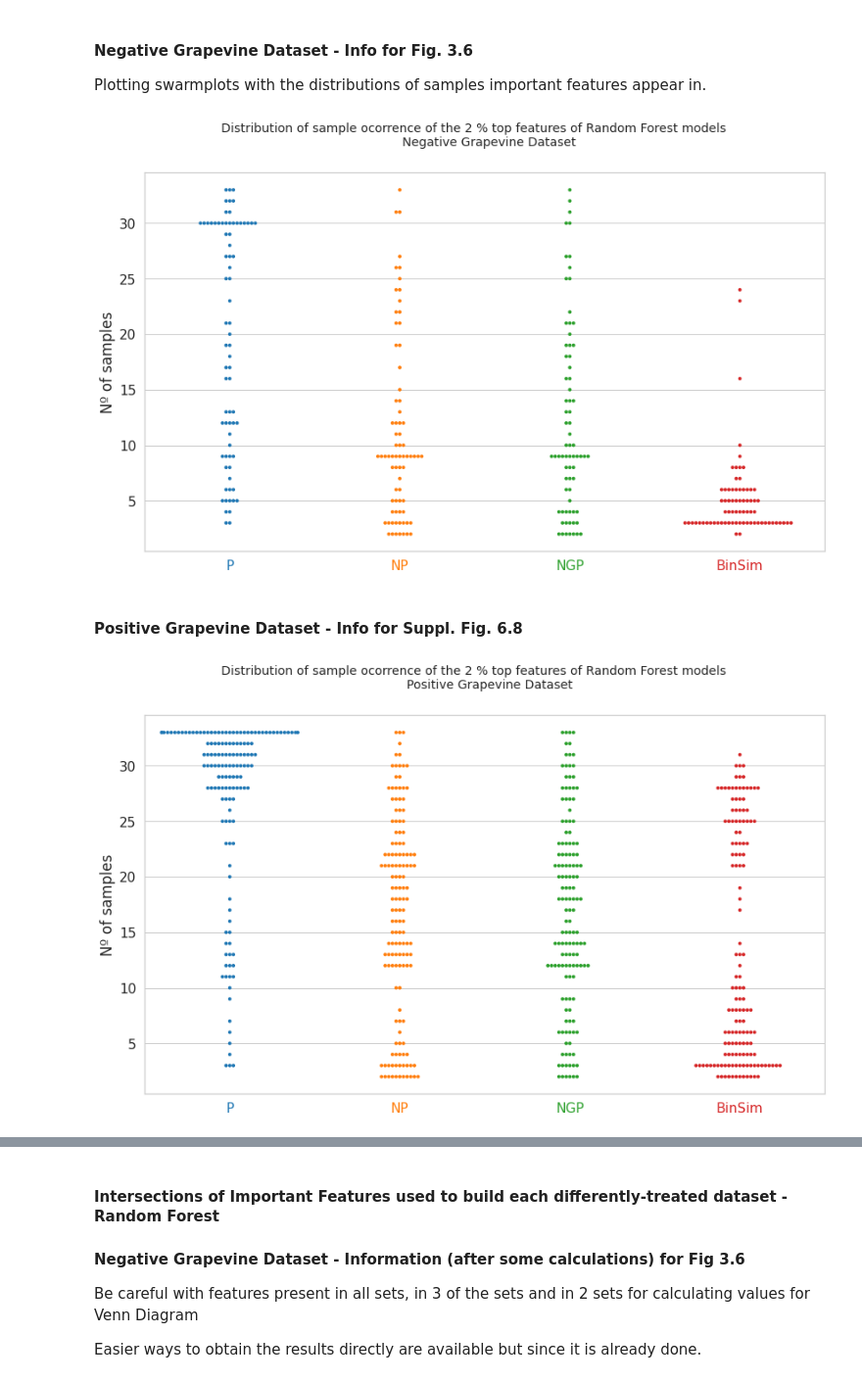
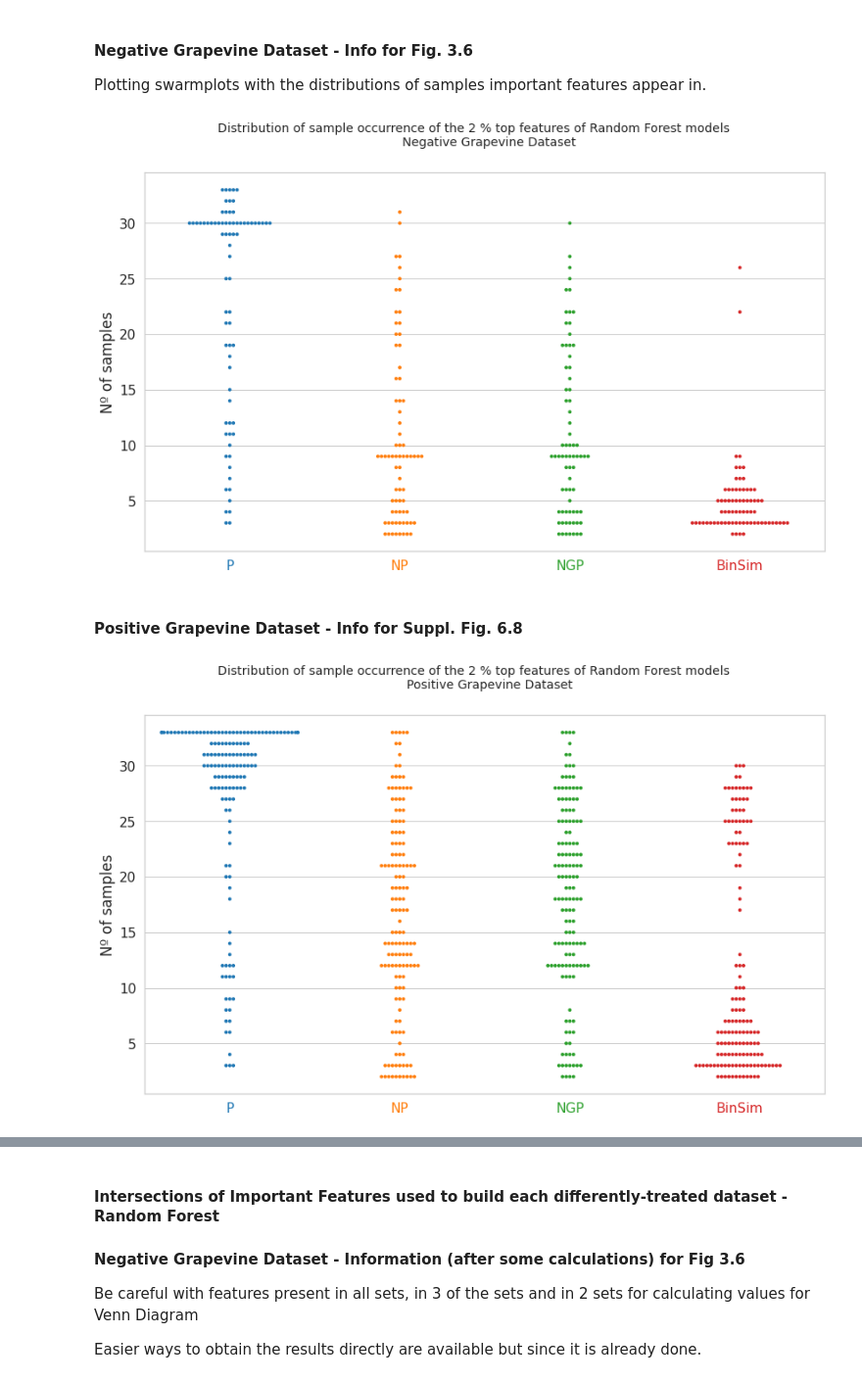
Before and after one commit to aeferreira/binsim_paper, a Jupyter notebook: paper_binsim.ipynb, the cells around one changed output, grey strips where cells are left out. Shown at 98% size. Saved outputs shown, nothing was run; the diff lists cells and outputs as text; code cells hidden in the pictures.

Commit message:
Changed the presentation of data-set characteristics.

```diff
--- a/paper_binsim.ipynb
+++ b/paper_binsim.ipynb
@@ -287,14 +286,14 @@ datasets['YD'] = {'source': 'yeast',
 
 min_non_na = '6/15'
 
-yeast_datamatrix_min_nonna = transf.keep_atleast(yeast_datamatrix, minimum=eval(min_non_na))
+yeast_datamatrix_less_na = transf.keep_atleast(yeast_datamatrix, minimum=eval(min_non_na))
 
 datasets['YD2'] = {'source': 'yeast',
-                            'alignment': 'at_least 50%',
+                            f'alignment': 'at_least {min_non_na}',
                             'mode': '+',
                             'name': 'YD ' + min_non_na,
-                            'data': yeast_datamatrix_min_nonna,
-                            'original': yeast_datamatrix_min_nonna,
+                            'data': yeast_datamatrix_less_na,
+                            'original': yeast_datamatrix_less_na,
                             'target': yeast_labels,
                             'classes': list(pd.unique(yeast_labels))}
 
@@ -533,9 +536,8 @@ leu_enk_name = '555.2692975341 Da'
 # %%
 query_datasets = [name for name in datasets if datasets[name]['source']=='grapevine']
 
-for name, ds in datasets.items():
-    if ds['source'] != 'grapevine':
-        continue
+for name in query_datasets:
+    ds = datasets[name]
     print(f'looking for reference in {name} ...')
     ref_variable = Leu_Enk_neg if ds['mode'] == '-' else Leu_Enk_pos
     closest = transf.find_closest_features(ds['data'], features=[ref_variable])
@@ -543,6 +545,18 @@ for name, ds in datasets.items():
         print('Found ref feature', ref_variable)
         delta = closest[ref_variable] - ref_variable
         print(f'In data: {closest[ref_variable]} delta = {delta:.3e}\n')
+
+query_datasets = [name for name in datasets if name.startswith('YD')]
+
+ref_variable = leu_enk_name
+for name in query_datasets:
+    ds = datasets[name]
+    print(f'looking for reference in {name} ...')
+    closest = transf.find_closest_features(ds['data'], features=[ref_variable])
+    if closest[ref_variable] is not None:
+        print('Found ref feature', ref_variable, '\n')
+    else:
+        print('Ref feature not found\n')
 # %% [output]
 looking for reference in GD_neg_global2 ...
 Found ref feature 554.262022
@@ -1899,7 +1895,7 @@ Iterations are made to randomly sample the folds in 3-fold cross-validation - mo
 Use of the `RF_model_CV` function of multianalysis.py (uses Random Forest algorithm from scikit-learn) where each step of the process is better explained.
 # %%
 # NOTE: for debugging
-iter_num=10
+iter_num=20
 # otherwise
 #iter_num=100
 
@@ -2080,11 +2082,11 @@ def compute_RF_top_feat_stats(name, resdict, fraction=0.02):
         nsamples.append(feature_nsamples)
 
         # Count how many groups the feature appears in
-        group_ocorrence = {}
+        group_occurrence = {}
         for n, f in enumerate(feature_notnull):
             if f == True:
-                group_ocorrence[labels[n]] = 1
-        feature_ngroups = sum(list((group_ocorrence.values())))
+                group_occurrence[labels[n]] = 1
+        feature_ngroups = sum(list((group_occurrence.values())))
         n_groups.append(feature_ngroups)
 
         # Calculate the ratio of number of samples to number of groups the feature appears in
@@ -2153,27 +2155,27 @@ Plotting swarmplots with the distributions of samples important features appear
 # %%
 df_RF_sample_dist = {name: RF_all[name]['n samples'] for name in RF_all if RF_all[name]['dskey']=='GD_neg_global2'}
 df_RF_sample_dist = pd.DataFrame(df_RF_sample_dist)
 # Plot the swarm plot and adjust parameters
 
 with sns.axes_style("whitegrid"):
     with sns.plotting_context("notebook", font_scale=1.4):
         f, ax = plt.subplots(figsize=(14,8))
 
         colors = sns.color_palette('tab10', 4)
         sns.swarmplot(data=df_RF_sample_dist, size=4, palette=colors)
 
         ax.set(xticklabels = ['P','NP','NGP','BinSim'])
         ax.set_ylabel('Nº of samples')
         for ticklabel, tickcolor in zip(ax.get_xticklabels(), colors):
             ticklabel.set_color(tickcolor)
-        title = """Distribution of sample ocorrence of the 2 % top features of Random Forest models
+        title = """Distribution of sample occurrence of the 2 % top features of Random Forest models
         Negative Grapevine Dataset"""
 
         f.suptitle(title, fontsize=14)
 #plt.savefig('RF-NGD-IF')
 plt.show()
 # %% [output]
-[figure, old version]
+[figure, new version]
 # %% [markdown]
 #### Positive Grapevine Dataset - Info for Suppl. Fig. 6.8
 # %%
@@ -2192,14 +2194,14 @@ with sns.axes_style("whitegrid"):
         ax.set_ylabel('Nº of samples')
         for ticklabel, tickcolor in zip(ax.get_xticklabels(), colors):
             ticklabel.set_color(tickcolor)
-        title = """Distribution of sample ocorrence of the 2 % top features of Random Forest models
+        title = """Distribution of sample occurrence of the 2 % top features of Random Forest models
         Positive Grapevine Dataset"""
 
         f.suptitle(title, fontsize=14)
 #plt.savefig('RF-NGD-IF')
 plt.show()
 # %% [output]
-[figure, old version]
+[figure, new version]
 # %%
 from matplotlib import ticker
 
```
Also changed, not shown: parts of 59 cells of this notebook.
